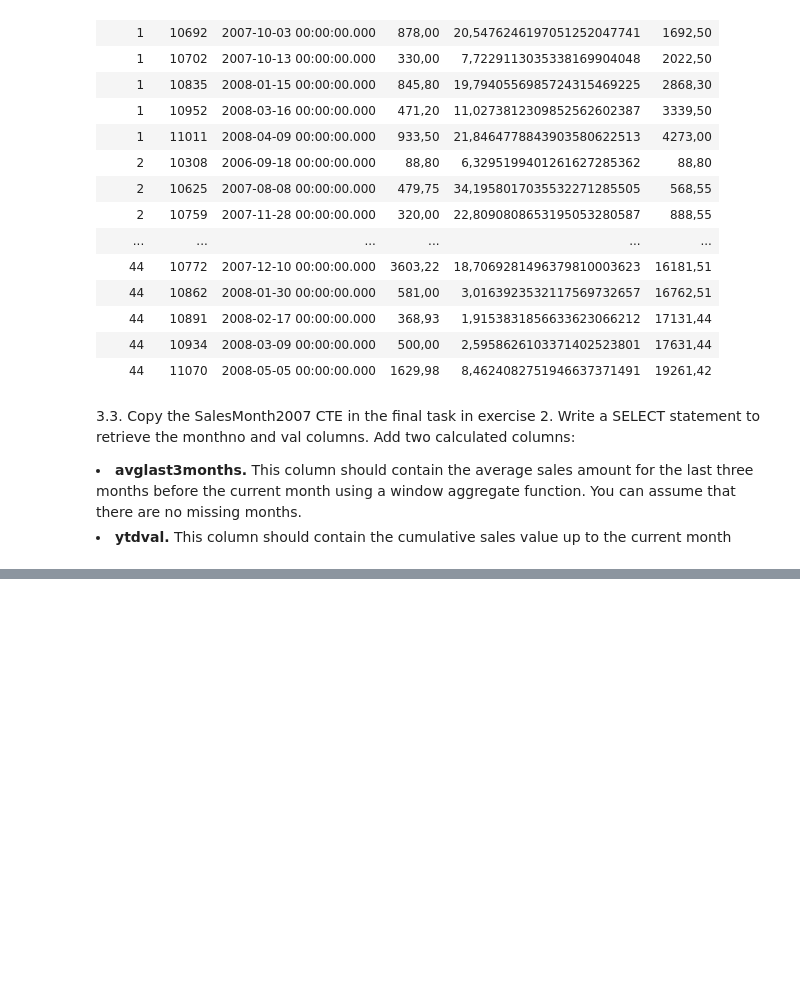
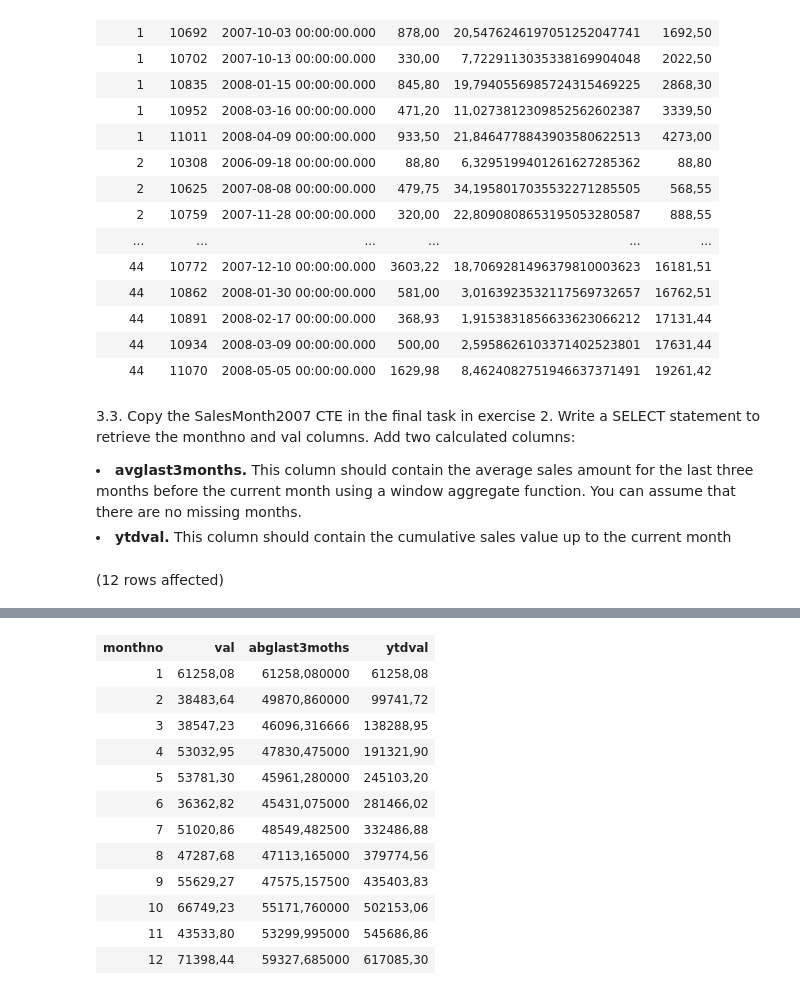
Before and after one commit to FranH20/LaboratorioBDII_03, a Jupyter notebook: Laboratorio N° 03.ipynb, the cells around one changed output, grey strips where cells are left out. Drawn from its saved outputs; the diff is of its cells as text; code cells hidden in the pictures; blank space fills up the shorter version.

```diff
--- a/Laboratorio N° 03.ipynb
+++ b/Laboratorio N° 03.ipynb
@@ -358,3 +358,21 @@ monthno and val columns. Add two calculated columns:
 before the current month using a window aggregate function. You can assume that there are no
 missing months.
 <li> <b>ytdval.</b> This column should contain the cumulative sales value up to the current month
+# %%
+WITH SalesMonth2007 AS
+(
+    SELECT
+        MONTH(orderdate) AS monthno,
+        SUM(val) AS val
+    FROM Sales.OrderValues
+    WHERE orderdate >= '20070101' AND orderdate < '20080101'
+    GROUP BY MONTH(orderdate)
+)
+SELECT
+    monthno,
+    val,
+    AVG(val) OVER (ORDER BY monthno ROWS BETWEEN 3 PRECEDING AND CURRENT ROW) AS abglast3moths,
+    SUM(val) OVER (ORDER BY monthno ROWS BETWEEN UNBOUNDED PRECEDING AND CURRENT ROW) AS ytdval
+FROM SalesMonth2007
+# %% [output]
+(12 rows affected)
@@ -360,0 +380,13 @@ missing months.
+| monthno | val | abglast3moths | ytdval |
+| 1 | 61258,08 | 61258,080000 | 61258,08 |
+| 2 | 38483,64 | 49870,860000 | 99741,72 |
+| 3 | 38547,23 | 46096,316666 | 138288,95 |
+| 4 | 53032,95 | 47830,475000 | 191321,90 |
+| 5 | 53781,30 | 45961,280000 | 245103,20 |
+| 6 | 36362,82 | 45431,075000 | 281466,02 |
+| 7 | 51020,86 | 48549,482500 | 332486,88 |
+| 8 | 47287,68 | 47113,165000 | 379774,56 |
+| 9 | 55629,27 | 47575,157500 | 435403,83 |
+| 10 | 66749,23 | 55171,760000 | 502153,06 |
+| 11 | 43533,80 | 53299,995000 | 545686,86 |
+| 12 | 71398,44 | 59327,685000 | 617085,30 |
```
Also changed, not shown: parts of 2 cells of this notebook.
